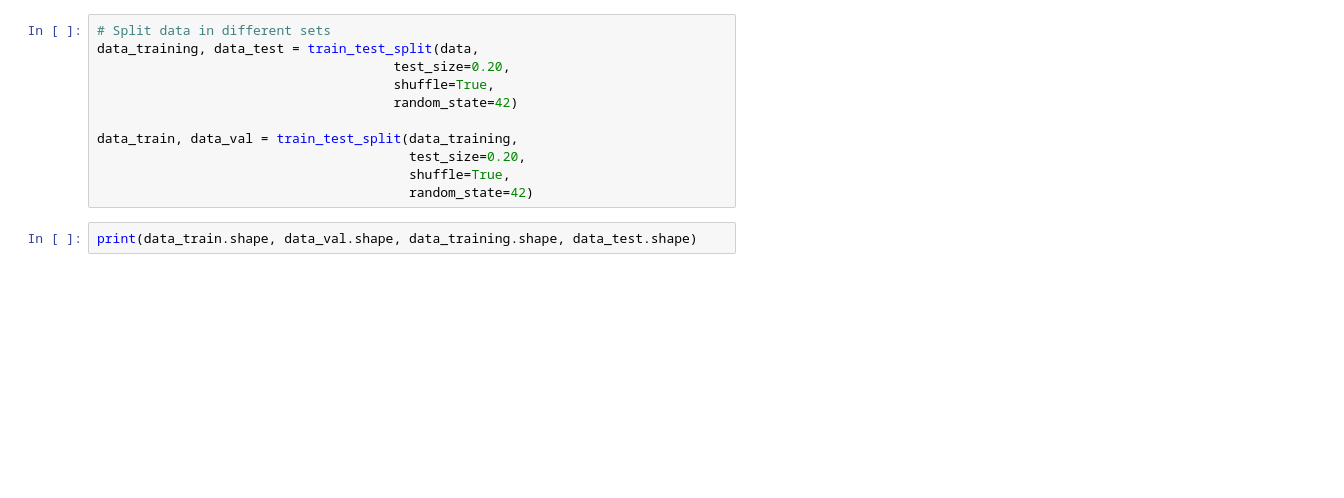
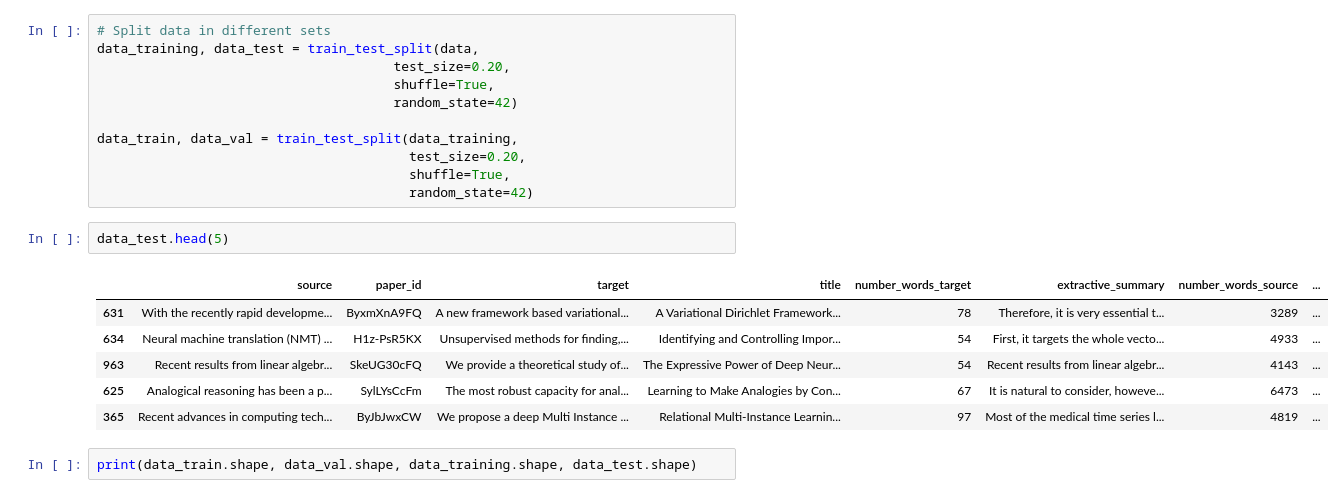
Before and after one commit to iguerrasevillano/Automated_Summaries_Generation_Scientific_Papers, a Jupyter notebook: TLDR.ipynb, the cells around one changed output. Drawn from its saved outputs; the diff is of its cells as text; blank space fills up the shorter version.

```diff
--- a/TLDR.ipynb
+++ b/TLDR.ipynb
@@ -255,6 +255,15 @@ data_train, data_val = train_test_split(data_training,
                                         test_size=0.20,
                                         shuffle=True,
                                         random_state=42)
+# %%
+data_test.head(5)
+# %% [output]
+|  | source | paper_id | target | title | number_words_target | extractive_summary | number_words_source | ... |
+| 631 | With the recently rapid developme... | ByxmXnA9FQ | A new framework based variational... | A Variational Dirichlet Framework... | 78 | Therefore, it is very essential t... | 3289 | ... |
+| 634 | Neural machine translation (NMT) ... | H1z-PsR5KX | Unsupervised methods for finding,... | Identifying and Controlling Impor... | 54 | First, it targets the whole vecto... | 4933 | ... |
+| 963 | Recent results from linear algebr... | SkeUG30cFQ | We provide a theoretical study of... | The Expressive Power of Deep Neur... | 54 | Recent results from linear algebr... | 4143 | ... |
+| 625 | Analogical reasoning has been a p... | SylLYsCcFm | The most robust capacity for anal... | Learning to Make Analogies by Con... | 67 | It is natural to consider, howeve... | 6473 | ... |
+| 365 | Recent advances in computing tech... | ByJbJwxCW | We propose a deep Multi Instance ... | Relational Multi-Instance Learnin... | 97 | Most of the medical time series l... | 4819 | ... |
 # %%
 print(data_train.shape, data_val.shape, data_training.shape, data_test.shape)
 # %% [output]
```
Also changed, not shown: parts of 22 cells of this notebook.
